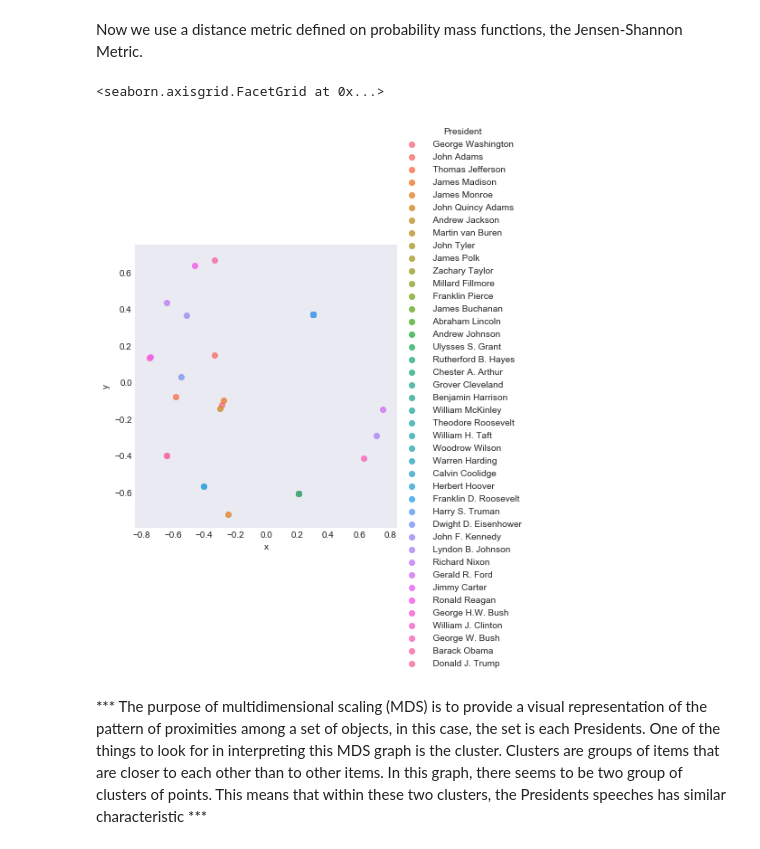
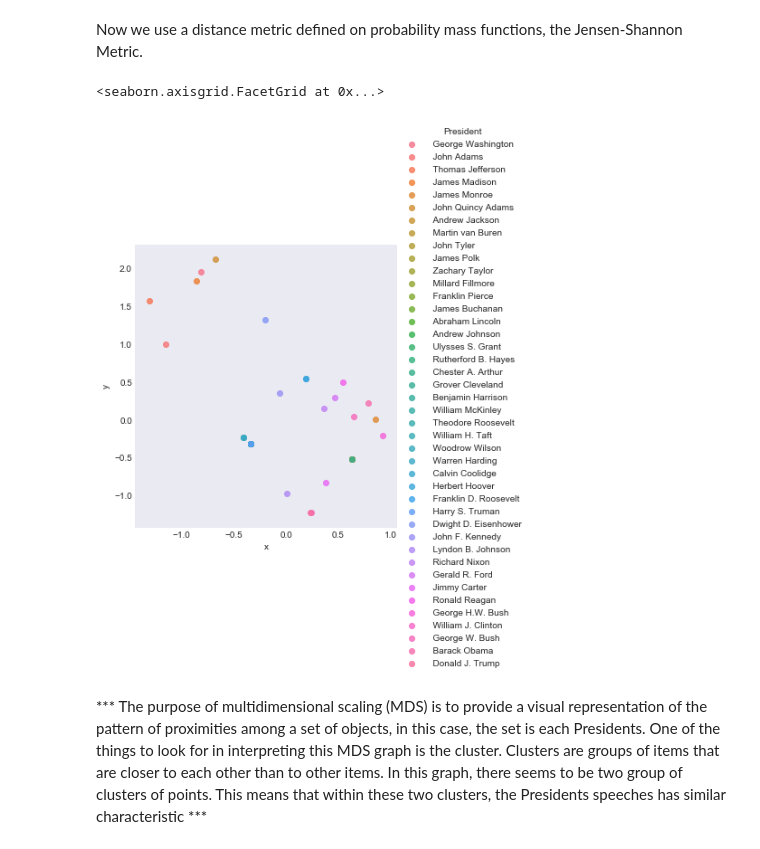
Before and after one commit to junemore/stat-159-data-science-, a Jupyter notebook: state_of_the_union_analysis-p4.ipynb, the cells around one changed output. Drawn from its saved outputs; the diff is of its cells as text; code cells hidden in the pictures.

```diff
--- a/state_of_the_union_analysis-p4.ipynb
+++ b/state_of_the_union_analysis-p4.ipynb
@@ -81,10 +81,8 @@ dtype: float64
 Make a numpy array version to use with Scikit-Learn:
 # %%
 # YOUR CODE HERE
-valuee=pres_mat.iloc[:,:].values
-valuee=valuee/valuee.sum(1,keepdims=True)
-pmn=np.array(pmn)
-pmn.shape
+pmm=np.array(pmn)
+pmm.shape
 # %% [output]
 (18797, 42)
 # %% [markdown]
@@ -181,19 +182,19 @@ plot_embedding(embed_peu, 'Naive MDS - euclidean distance', 'fig/mds_naive.png',
 # %% [markdown]
 Now we use a distance metric defined on probability mass functions, the Jensen-Shannon Metric.
 # %%
-m,n=pmn.T.shape
+m,n=pmm.T.shape
 dist=np.zeros((m,m))
 for i in range(m):
     for j in range(m):
-        dist[i,j]=JSdiv(valuee[i,:],valuee[j,:])
+        dist[i,j]=JSdiv(pmm[i,:],pmm[j,:])
 mds1=MDS(dissimilarity="precomputed")
 lower=mds1.fit_transform(dist)
 edf2=pd.DataFrame({'x':lower[:,0] ,'y':lower[:,1],'President':key1})
-sns.lmplot(x='x',y='y',data=edf2,fit_reg=False, hue='President')
+sns.lmplot(x='x',y='y',data=edf2,fit_reg=False, hue='President')#,scatter_kws=({plt.title:'a'}))
 #plot_embedding(edf2, 'MDS - Jensen-Shannon Distance', 'fig/mds_jsdiv.png', annotate='name');
 # %% [output]
 <seaborn.axisgrid.FacetGrid at 0x...>
-[figure, old version]
+[figure, new version]
 # %% [markdown]
 *** The purpose of multidimensional scaling (MDS) is to provide a visual representation of the pattern of proximities among a set of objects, in this case, the set is each Presidents. One of the things to look for in interpreting this MDS graph is the cluster. Clusters are groups of items that are closer to each other than to other items. In this graph, there seems to be two group of clusters of points. This means that within these two clusters, the Presidents speeches has similar characteristic ***
 # %% [markdown]
```
Also changed, not shown: parts of 4 cells of this notebook, 3 other files.
